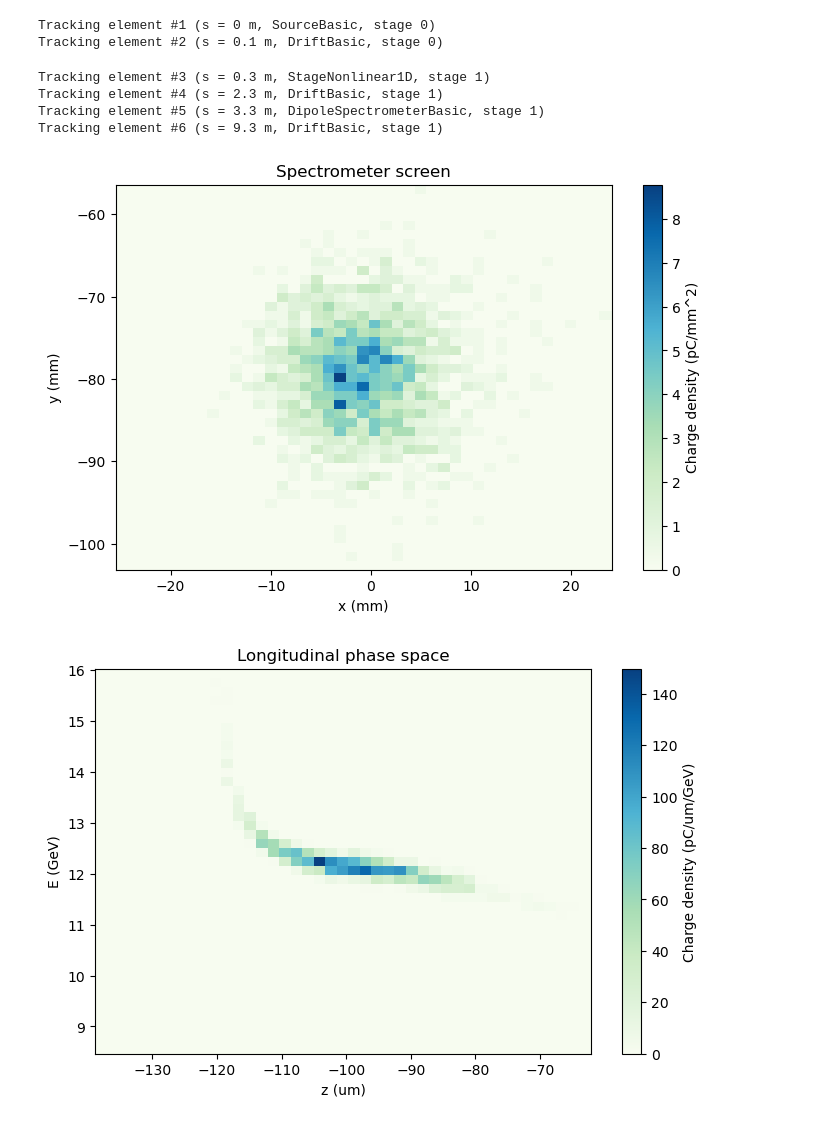
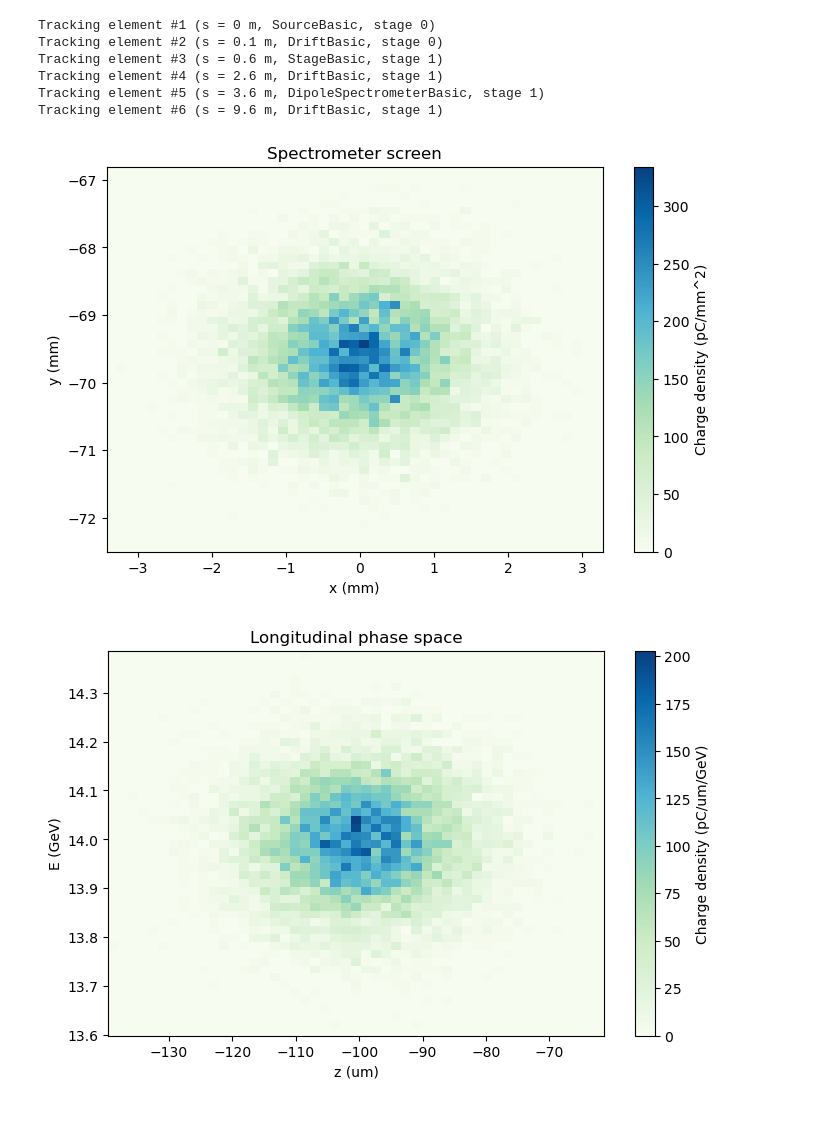
Before and after one commit to abel-framework/ABEL, a Jupyter notebook: examples/FACET-II.ipynb, the cells around one changed output. Saved outputs shown, nothing was run; the diff lists cells and outputs as text; code cells hidden in the pictures.

Commit message:
New run logic, use of OpenPMD
Added capabilities for multiple shots and corresponding statistics in plots. Updated examples. Changed beam file format to OpenPMD (HDF5 with a standardized structure).

```diff
--- a/examples/FACET-II.ipynb
+++ b/examples/FACET-II.ipynb
@@ -1,7 +1,7 @@
 # %%
 import sys
 sys.path.append('../')
-from opal import SourceBasic, StageNonlinear1D, BeamDeliverySystemFACET2Basic, SpectrometerFACET2Basic, Experiment
+from opal import SourceBasic, StageBasic, BeamDeliverySystemFACET2Basic, SpectrometerFACET2Basic, Experiment
 
 # define beam
 source = SourceBasic()
@@ -11,43 +11,43 @@ source.E0 = 10e9 # [eV]
 source.sigE = 0.01*source.E0 # [eV]
 source.sigz = 10e-6 # [m]
 source.z = -100e-6 # [m]
 source.emitnx = 5e-6 # [m rad]
 source.emitny = 2e-6 # [m rad]
 source.betax = 20e-3 # [m]
 source.betay = source.betax
-source.Npart = 2000
+source.Npart = 10000
 
 # define beamline
 bds = BeamDeliverySystemFACET2Basic()
 bds.beta_waist = 0.05 # [m]
 bds.s_waist = 0 # [m]
 
 # define stage
-stage = StageNonlinear1D()
-stage.deltaE = 2e9 # [eV]
-stage.L = 0.2 # [m]
-stage.n0 = 1e22 # [m^-3]
-stage.kRb = 2.5
+stage = StageBasic()
+stage.deltaE = 4e9 # [eV]
+stage.L = 0.5 # [m]
+#stage.n0 = 1e22 # [m^-3]
+#stage.kRb = 2.5
 
 # define spectrometer
 spectrometer = SpectrometerFACET2Basic()
 spectrometer.B_dip = 0.5 # [T]
 
 # define experiment
 experiment = Experiment(source, bds, stage, spectrometer)
 
 # track particles
-beam = experiment.run("test2")
+beam = experiment.run("FACET-II")
 
 # see output
 experiment.plotSpectrometerScreen()
 beam.plotLPS()
 # %% [output]
 Tracking element #1 (s = 0 m, SourceBasic, stage 0)
 Tracking element #2 (s = 0.1 m, DriftBasic, stage 0)
+Tracking element #3 (s = 0.6 m, StageBasic, stage 1)
+Tracking element #4 (s = 2.6 m, DriftBasic, stage 1)
+Tracking element #5 (s = 3.6 m, DipoleSpectrometerBasic, stage 1)
+Tracking element #6 (s = 9.6 m, DriftBasic, stage 1)
-Tracking element #3 (s = 0.3 m, StageNonlinear1D, stage 1)
-Tracking element #4 (s = 2.3 m, DriftBasic, stage 1)
-Tracking element #5 (s = 3.3 m, DipoleSpectrometerBasic, stage 1)
-Tracking element #6 (s = 9.3 m, DriftBasic, stage 1)
-[figure, old version]
+[figure, new version]
-[figure, old version]
+[figure, new version]
```
Also changed, not shown: 10 other files.
